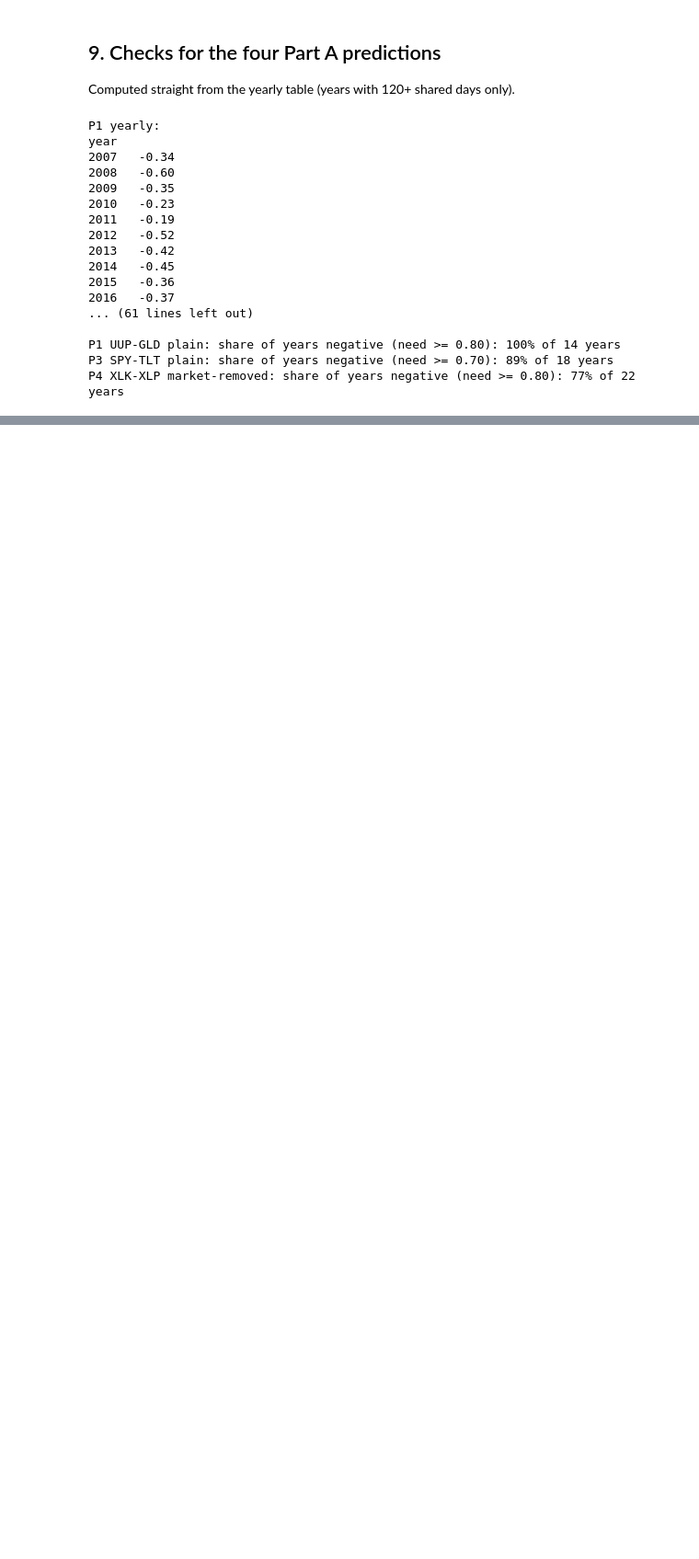
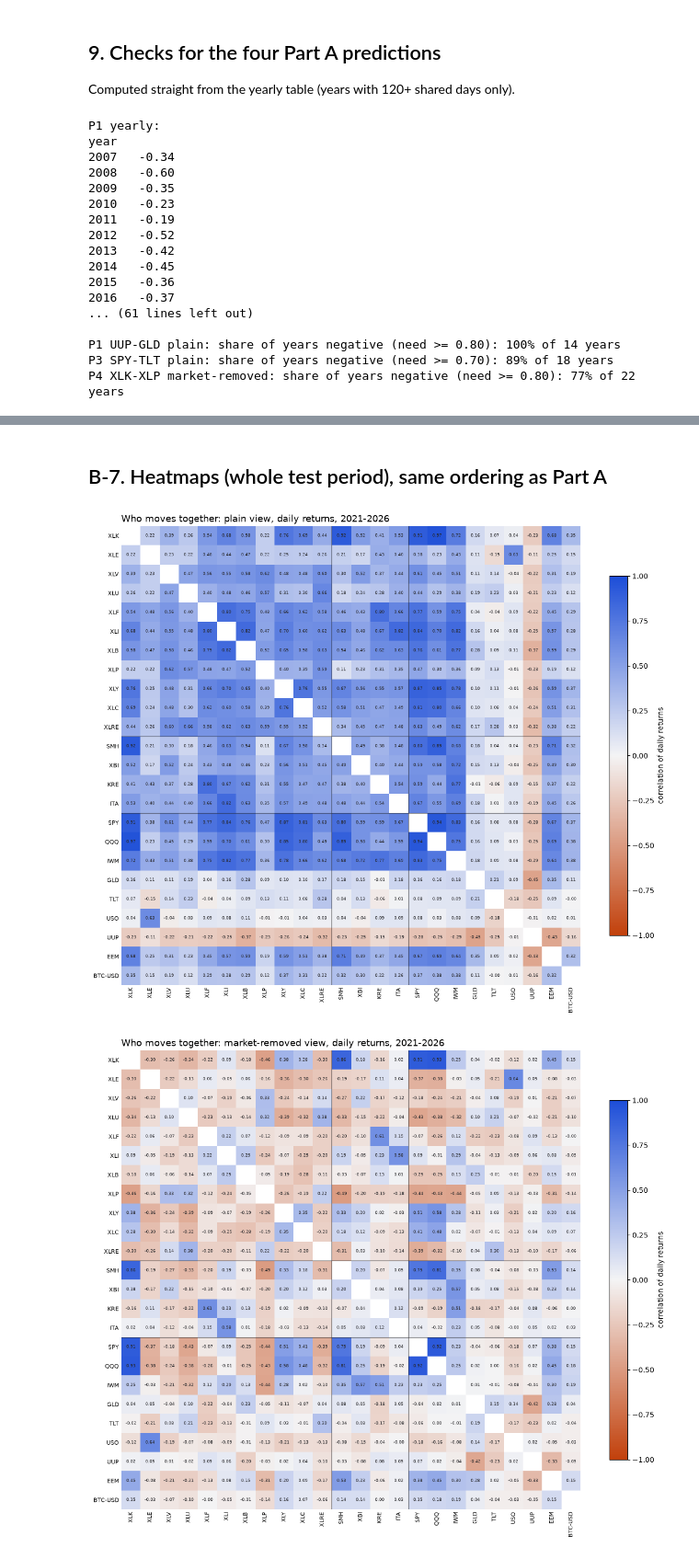
Before and after one commit to LamBuild33/market-rotation-research, a Jupyter notebook: notebooks/01_who_moves_together.ipynb, the cells around one changed output, grey strips where cells are left out. Shown at 92% size. Saved outputs shown, nothing was run; the diff lists cells and outputs as text; code cells hidden in the pictures; blank space fills up the shorter version.

Commit message:
Notebook 01 Part B: who moves together (test years, checked once)
Co-Authored-By: Claude Sonnet 5.5 <noreply@anthropic.com>

```diff
--- a/notebooks/01_who_moves_together.ipynb
+++ b/notebooks/01_who_moves_together.ipynb
@@ -315,0 +436,9 @@ P4 XLK-XLP market-removed: share of years negative (need >= 0.80): 77% of 22 yea
+# %%
+tabsT = {}
+for p in chosen:
+    for v in ("plain", "market-removed"):
+        tabsT[(p, v)] = yearlyT[(yearlyT.pair == canon(p)) & (yearlyT.view == v)].set_index("year").correlation
+selT = pd.DataFrame(tabsT); selT.columns = [f"{p} | {v}" for p, v in selT.columns]
+selT.index.name = "year"
+selT.to_csv(R / "01b_selected_pairs_by_year.csv")
+selT.round(2)
@@ -315,0 +457,16 @@ P4 XLK-XLP market-removed: share of years negative (need >= 0.80): 77% of 22 yea
+# %%
+bm = yearly.groupby(["pair", "view"]).correlation.median()
+rows = []
+for _, r in wholeT.iterrows():
+    pair = f"{r.symbol_a}-{r.symbol_b}"
+    for v, col in (("plain", "plain_corr"), ("market-removed", "removed_corr")):
+        t = r[col]
+        if pd.isna(t) or (pair, v) not in bm.index:
+            continue
+        b = bm[(pair, v)]
+        rows.append(dict(pair=pair, symbol_a=r.symbol_a, symbol_b=r.symbol_b, view=v, build_median_yearly=b,
+                         test_corr=t, change=t - b, sign_held=bool(np.sign(t) == np.sign(b))))
+cmpT = pd.DataFrame(rows)
+cmpT.drop(columns=["symbol_a", "symbol_b"]).to_csv(R / "01b_build_vs_test.csv", index=False)
+print(cmpT.groupby("view").agg(pairs=("pair", "size"), sign_held=("sign_held", "mean"), median_change=("change", "median")))
+cmpT.head()
@@ -315,0 +507,16 @@ P4 XLK-XLP market-removed: share of years negative (need >= 0.80): 77% of 22 yea
+# %% [markdown]
+## B-7. Heatmaps (whole test period), same ordering as Part A
+# %%
+def full_matrix_t(df, col):
+    m = pd.DataFrame(np.nan, index=ORDER, columns=ORDER)
+    for _, r in df.iterrows():
+        m.loc[r.symbol_a, r.symbol_b] = m.loc[r.symbol_b, r.symbol_a] = r[col]
+    return m
+mpT, mrT = full_matrix_t(wholeT, "plain_corr"), full_matrix_t(wholeT, "removed_corr")
+span = f"{retT.index.min().year}-{retT.index.max().year}"
+heat(mpT, f"Who moves together: plain view, daily returns, {span}", "01b_heatmap_plain.png", 1.0)
+limT = float(np.ceil(np.nanmax(np.abs(mrT.values)) * 10) / 10)
+heat(mrT, f"Who moves together: market-removed view, daily returns, {span}", "01b_heatmap_market_removed.png", limT)
+# %% [output]
+[figure, added]
+[figure, added]
```
Also changed, not shown: parts of 16 cells of this notebook, 11 other files.
